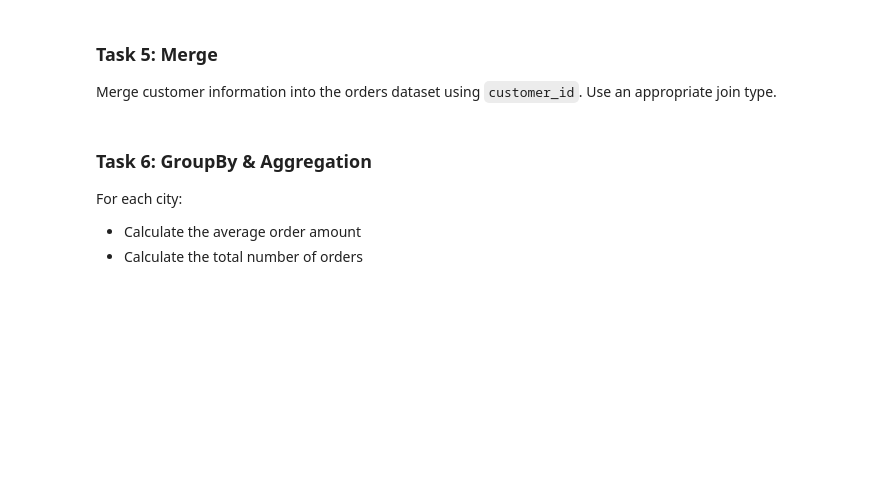
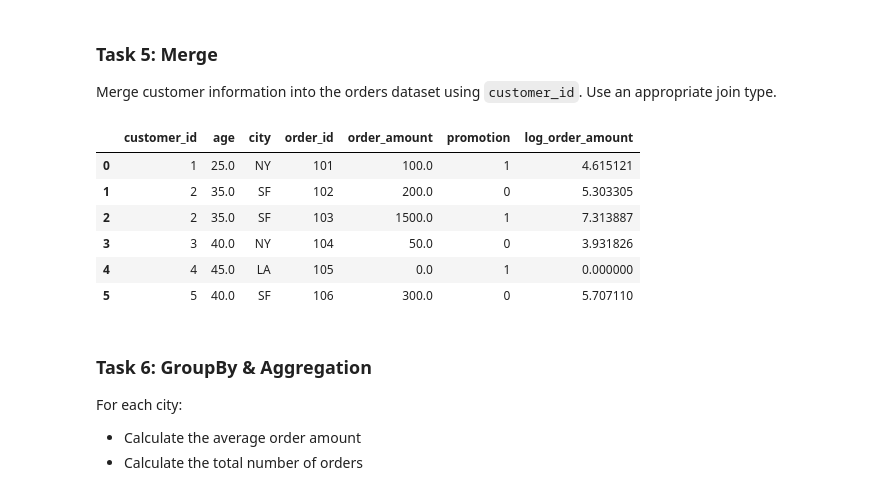
Before and after one commit to jianingni/pandas_exercises, a Jupyter notebook: Mock_01.ipynb, the cells around one changed output. Drawn from its saved outputs; the diff is of its cells as text; code cells hidden in the pictures; blank space fills up the shorter version.

```diff
--- a/Mock_01.ipynb
+++ b/Mock_01.ipynb
@@ -41,3 +54,10 @@ orders = pd.DataFrame({
 ### Task 2: Replace Missing Values
 
 Replace missing values in `order_amount` with 0.
+# %%
+orders["order_amount"] = orders["order_amount"].fillna(0)
+
+#orders = orders.fillna(0)
+#orders = orders.dropna(subset=["order_amount"]).reset_index(drop=True)
+
+orders.isna().sum()
@@ -48,3 +74,13 @@ The `age` column may contain unrealistic values.
 
 1. Identify outliers where age is greater than 100.
 2. Replace these values with the median age.
+# %%
+# 1
+customers[customers["age"] > 100]
+
+# 2
+median_age = customers["age"].median()
+
+customers.loc[customers["age"] > 100, "age"] = median_age
+
+customers
@@ -57,6 +124,17 @@ Create a new feature `log_order_amount` using a log transformation.
 
 Merge customer information into the orders dataset using `customer_id`.
 Use an appropriate join type.
+# %%
+df = pd.merge(customers, orders, on="customer_id", how="left")
+df
+# %% [output]
+|  | customer_id | age | city | order_id | order_amount | promotion | log_order_amount |
+| 0 | 1 | 25.0 | NY | 101 | 100.0 | 1 | 4.615121 |
+| 1 | 2 | 35.0 | SF | 102 | 200.0 | 0 | 5.303305 |
+| 2 | 2 | 35.0 | SF | 103 | 1500.0 | 1 | 7.313887 |
+| 3 | 3 | 40.0 | NY | 104 | 50.0 | 0 | 3.931826 |
+| 4 | 4 | 45.0 | LA | 105 | 0.0 | 1 | 0.000000 |
+| 5 | 5 | 40.0 | SF | 106 | 300.0 | 0 | 5.707110 |
 # %% [markdown]
 ### Task 6: GroupBy & Aggregation
 
```
Also changed, not shown: parts of 12 cells of this notebook, 1 other file.
